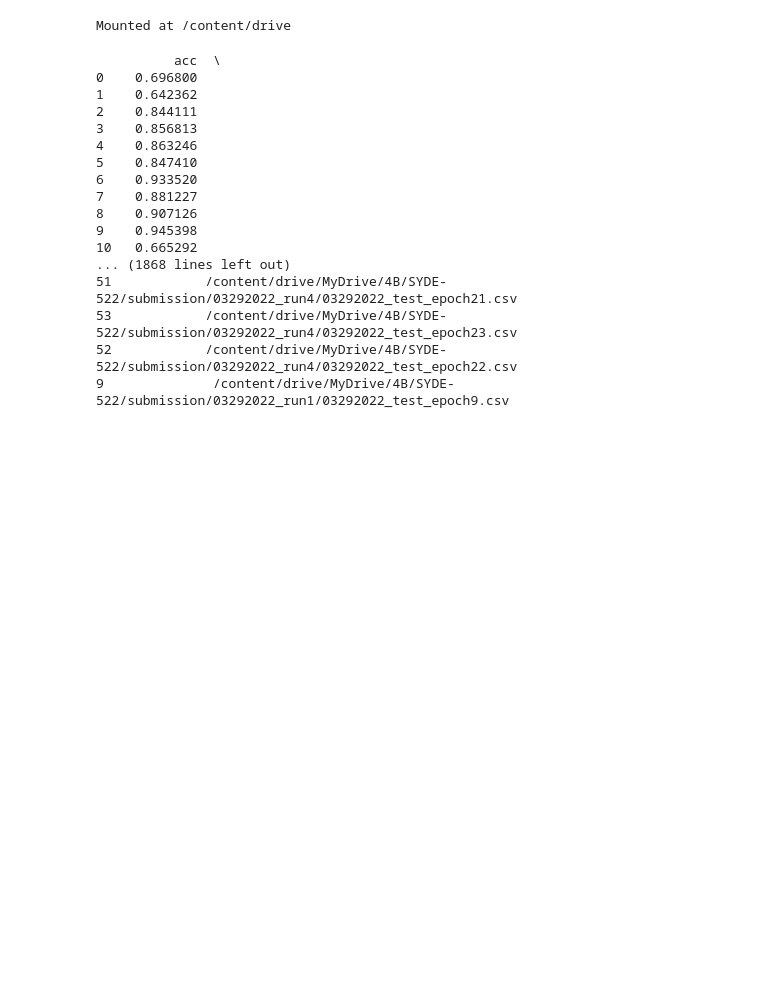
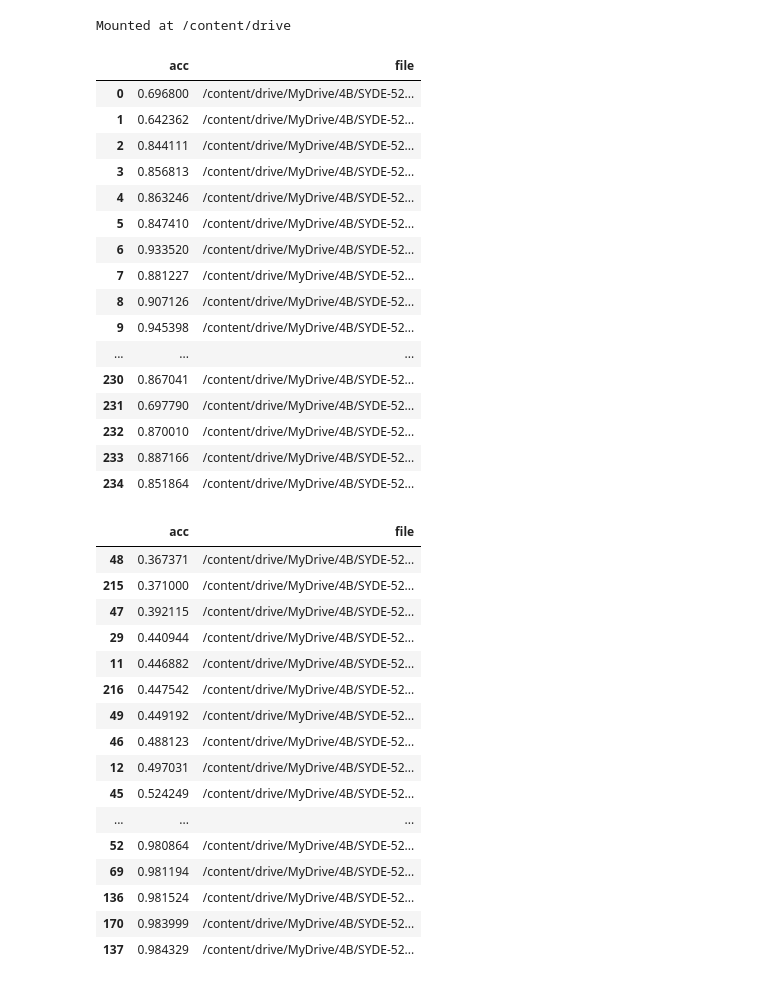
Before and after one commit to jeffreyfeng99/SYDE_522_A3, a Jupyter notebook: analyze.ipynb, the cells around one changed output. Saved outputs shown, nothing was run; the diff lists cells and outputs as text; code cells hidden in the pictures; blank space fills up the shorter version.

```diff
--- a/analyze.ipynb
+++ b/analyze.ipynb
@@ -20,6 +9,18 @@ def compare(true_labels, predicted_labels):
 import os
 import pandas as pd
 import numpy as np
+
+def compare(true_labels, predicted_labels):
+    combined_df = pd.read_csv(true_labels)
+    predicted_df = pd.read_csv(predicted_labels)
+
+    combined_df['label'] = combined_df['dir'].map(predicted_df.set_index('id')['label'])
+
+    true_labels = np.array(combined_df['label2'].to_list())
+    pred_labels = np.array(combined_df['label'].to_list())
+
+    return np.sum(true_labels == pred_labels) / len(true_labels)
+
 
 dataset_root = '/content/drive/MyDrive/4B/SYDE-522/data'
 output_root = '/content/drive/MyDrive/4B/SYDE-522/submission/'
@@ -30,51 +31,68 @@ test_label_list = os.path.join(dataset_root, 'dummy_test_labels.csv')
 train_accs = []
 train_paths = []
 test_accs = []
 test_paths = []
 
 for root, dir, files in os.walk(output_root):
     for file in files:
         if file.endswith('.csv'):
             file_path = os.path.join(root, file)
 
             if 'train' in file:
                 acc = compare(train_label_list, file_path)
 
                 train_accs.append(acc)
                 train_paths.append(file_path)
             elif 'test' in file:
                 acc = compare(test_label_list, file_path)
 
                 test_accs.append(acc)
                 test_paths.append(file_path)
 
 train_df = pd.DataFrame({'acc': train_accs, 'file': train_paths})
 sorted_train_df = train_df.sort_values(by=['acc'])
 test_df = pd.DataFrame({'acc': test_accs, 'file': test_paths})
 sorted_test_df = test_df.sort_values(by=['acc'])
 
 pd.set_option('display.max_rows', train_df.shape[0]+1)
 pd.set_option('display.max_colwidth', None)
 
-print(train_df)
-print(sorted_train_df)
-print(test_df)
-print(sorted_test_df)
+display(train_df)
+display(sorted_train_df)
+display(test_df)
+display(sorted_test_df)
 # %% [output]
-          acc  \
-0    0.696800
-1    0.642362
-2    0.844111
-3    0.856813
-4    0.863246
-5    0.847410
-6    0.933520
-7    0.881227
-8    0.907126
-9    0.945398
-10   0.665292
-... (1868 lines left out)
-51            /content/drive/MyDrive/4B/SYDE-522/submission/03292022_run4/03292022_test_epoch21.csv
-53            /content/drive/MyDrive/4B/SYDE-522/submission/03292022_run4/03292022_test_epoch23.csv
-52            /content/drive/MyDrive/4B/SYDE-522/submission/03292022_run4/03292022_test_epoch22.csv
-9              /content/drive/MyDrive/4B/SYDE-522/submission/03292022_run1/03292022_test_epoch9.csv
+|  | acc | file |
+| 0 | 0.696800 | /content/drive/MyDrive/4B/SYDE-52... |
+| 1 | 0.642362 | /content/drive/MyDrive/4B/SYDE-52... |
+| 2 | 0.844111 | /content/drive/MyDrive/4B/SYDE-52... |
+| 3 | 0.856813 | /content/drive/MyDrive/4B/SYDE-52... |
+| 4 | 0.863246 | /content/drive/MyDrive/4B/SYDE-52... |
+| 5 | 0.847410 | /content/drive/MyDrive/4B/SYDE-52... |
+| 6 | 0.933520 | /content/drive/MyDrive/4B/SYDE-52... |
+| 7 | 0.881227 | /content/drive/MyDrive/4B/SYDE-52... |
+| 8 | 0.907126 | /content/drive/MyDrive/4B/SYDE-52... |
+| 9 | 0.945398 | /content/drive/MyDrive/4B/SYDE-52... |
+| ... | ... | ... |
+| 230 | 0.867041 | /content/drive/MyDrive/4B/SYDE-52... |
+| 231 | 0.697790 | /content/drive/MyDrive/4B/SYDE-52... |
+| 232 | 0.870010 | /content/drive/MyDrive/4B/SYDE-52... |
+| 233 | 0.887166 | /content/drive/MyDrive/4B/SYDE-52... |
+| 234 | 0.851864 | /content/drive/MyDrive/4B/SYDE-52... |
+|  | acc | file |
+| 48 | 0.367371 | /content/drive/MyDrive/4B/SYDE-52... |
+| 215 | 0.371000 | /content/drive/MyDrive/4B/SYDE-52... |
+| 47 | 0.392115 | /content/drive/MyDrive/4B/SYDE-52... |
+| 29 | 0.440944 | /content/drive/MyDrive/4B/SYDE-52... |
+| 11 | 0.446882 | /content/drive/MyDrive/4B/SYDE-52... |
+| 216 | 0.447542 | /content/drive/MyDrive/4B/SYDE-52... |
+| 49 | 0.449192 | /content/drive/MyDrive/4B/SYDE-52... |
+| 46 | 0.488123 | /content/drive/MyDrive/4B/SYDE-52... |
+| 12 | 0.497031 | /content/drive/MyDrive/4B/SYDE-52... |
+| 45 | 0.524249 | /content/drive/MyDrive/4B/SYDE-52... |
+| ... | ... | ... |
+| 52 | 0.980864 | /content/drive/MyDrive/4B/SYDE-52... |
+| 69 | 0.981194 | /content/drive/MyDrive/4B/SYDE-52... |
+| 136 | 0.981524 | /content/drive/MyDrive/4B/SYDE-52... |
+| 170 | 0.983999 | /content/drive/MyDrive/4B/SYDE-52... |
+| 137 | 0.984329 | /content/drive/MyDrive/4B/SYDE-52... |
```
Also changed, not shown: parts of 2 cells of this notebook.
